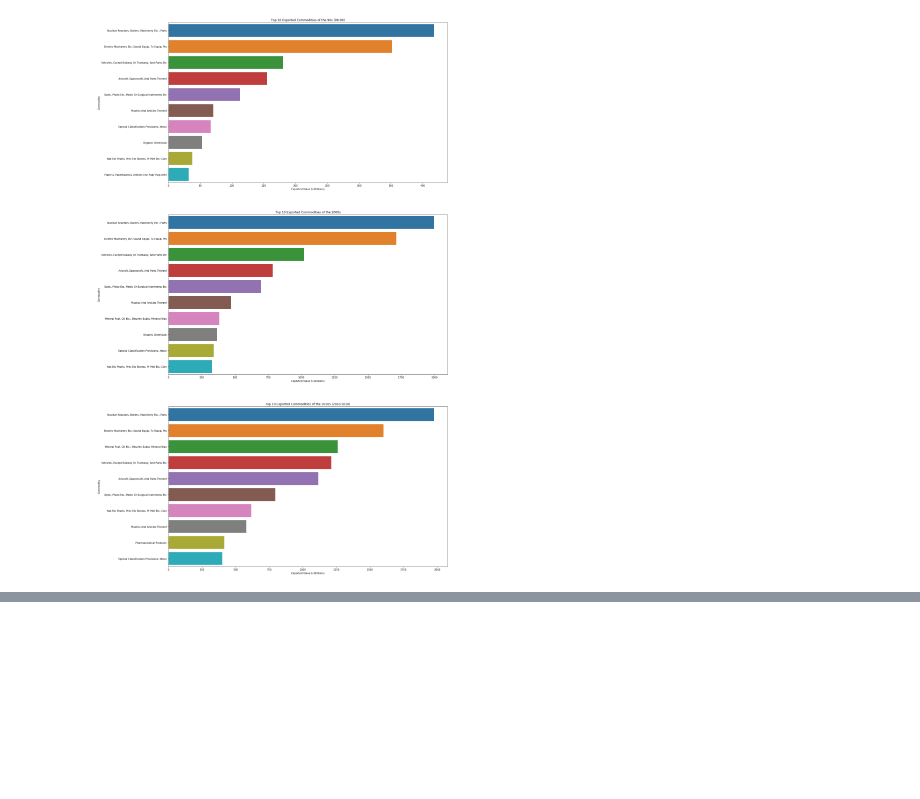
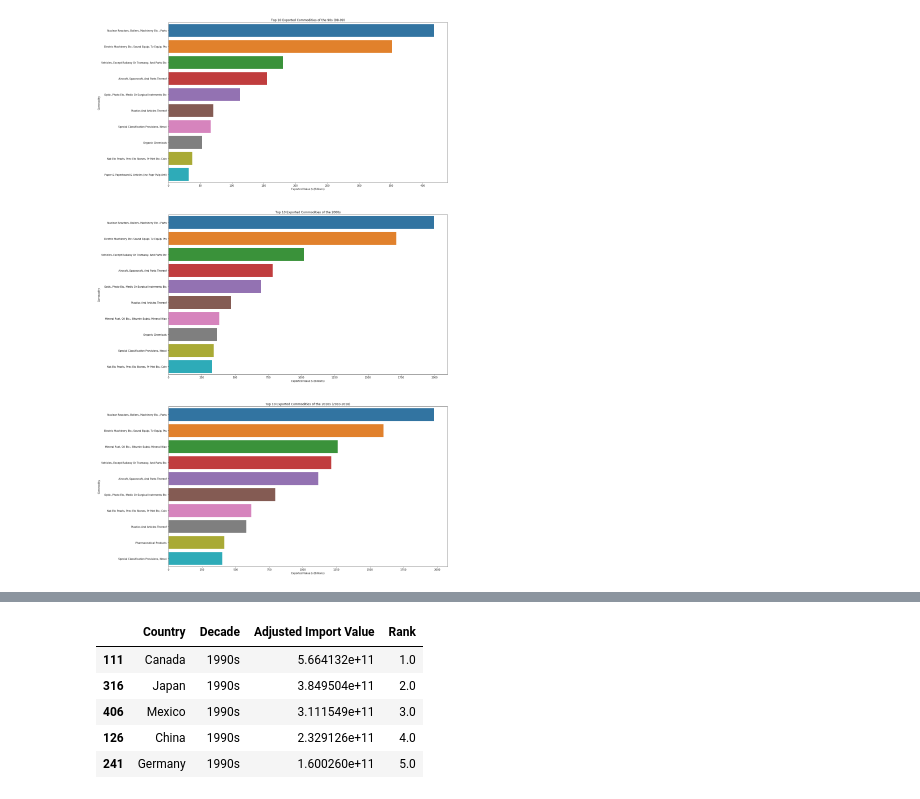
Before and after one commit to VallabhReddy/US-Trade-Analysis, a Jupyter notebook: Notebooks/US Trade Analysis.ipynb, the cells around one changed output, grey strips where cells are left out. Cells and saved outputs as stored; diff of their text form; code cells hidden in the pictures; blank space fills up the shorter version.

```diff
--- a/Notebooks/US Trade Analysis.ipynb
+++ b/Notebooks/US Trade Analysis.ipynb
@@ -442,0 +463,15 @@ chart7.set_xlabel('Exported Value $ (Billions)');
+# %%
+# Ranking the countries of each decade by the dollar value imported or exported
+exports_country_decade['Rank'] = exports_country_decade.groupby('Decade')['Adjusted Export Value'].rank(ascending = False)
+exports_country_decade = exports_country_decade.sort_values(by = ['Decade','Rank'])
+
+imports_country_decade['Rank'] = imports_country_decade.groupby('Decade')['Adjusted Import Value'].rank(ascending = False)
+imports_country_decade = imports_country_decade.sort_values(by = ['Decade', 'Rank'])
+imports_country_decade.head()
+# %% [output]
+|  | Country | Decade | Adjusted Import Value | Rank |
+| 111 | Canada | 1990s | 5.664132e+11 | 1.0 |
+| 316 | Japan | 1990s | 3.849504e+11 | 2.0 |
+| 406 | Mexico | 1990s | 3.111549e+11 | 3.0 |
+| 126 | China | 1990s | 2.329126e+11 | 4.0 |
+| 241 | Germany | 1990s | 1.600260e+11 | 5.0 |
```
Also changed, not shown: parts of 9 cells of this notebook.
